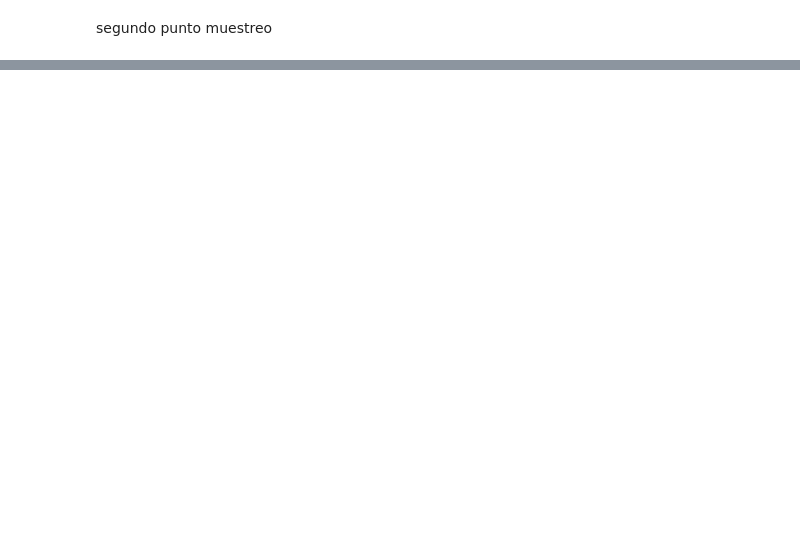
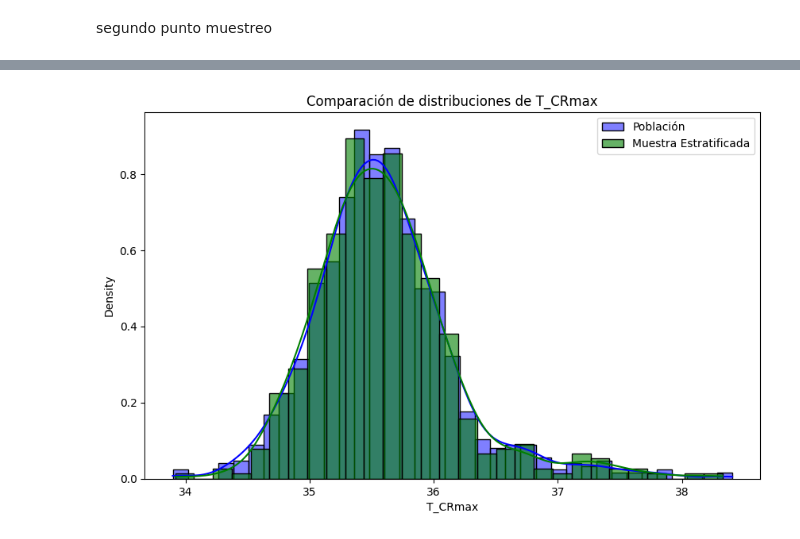
Before and after one commit to CarolinaTabordav/Proyecto-1-estad-stica, a Jupyter notebook: PROYECTO DE ESTADÍSTICA NOTEBOOK.ipynb, the cells around one changed output, grey strips where cells are left out. Drawn from its saved outputs; the diff is of its cells as text; code cells hidden in the pictures; blank space fills up the shorter version.

```diff
--- a/PROYECTO DE ESTADÍSTICA NOTEBOOK.ipynb
+++ b/PROYECTO DE ESTADÍSTICA NOTEBOOK.ipynb
@@ -526,0 +600,11 @@ Poblacion despues de apalicar cuartil y posteriormente aplicar una aleatorizacio
+# %%
+#Si querés comparar visualmente la distribución completa de temperatura entre población y muestra:
+plt.figure(figsize=(10,6))
+sns.histplot(df_copia_poblacion['T_CRmax'], label='Población', color='blue', kde=True, stat="density")
+sns.histplot(df_muestra_estrato['T_CRmax'], label='Muestra Estratificada', color='green', kde=True, stat="density", alpha=0.6)
+plt.title('Comparación de distribuciones de T_CRmax')
+plt.xlabel('T_CRmax')
+plt.legend()
+plt.show()
+# %% [output]
+[figure, added]
```
Also changed, not shown: parts of 7 cells of this notebook.
